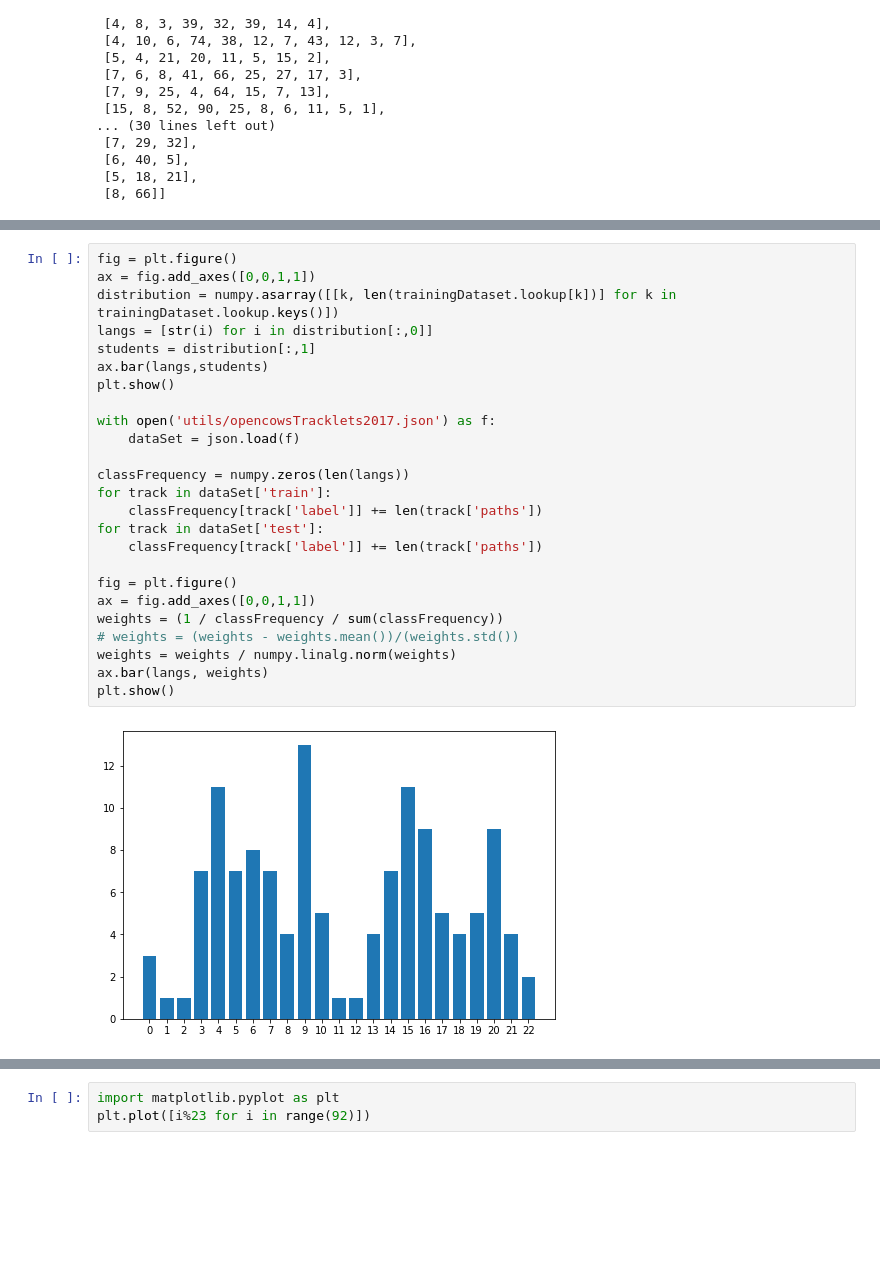
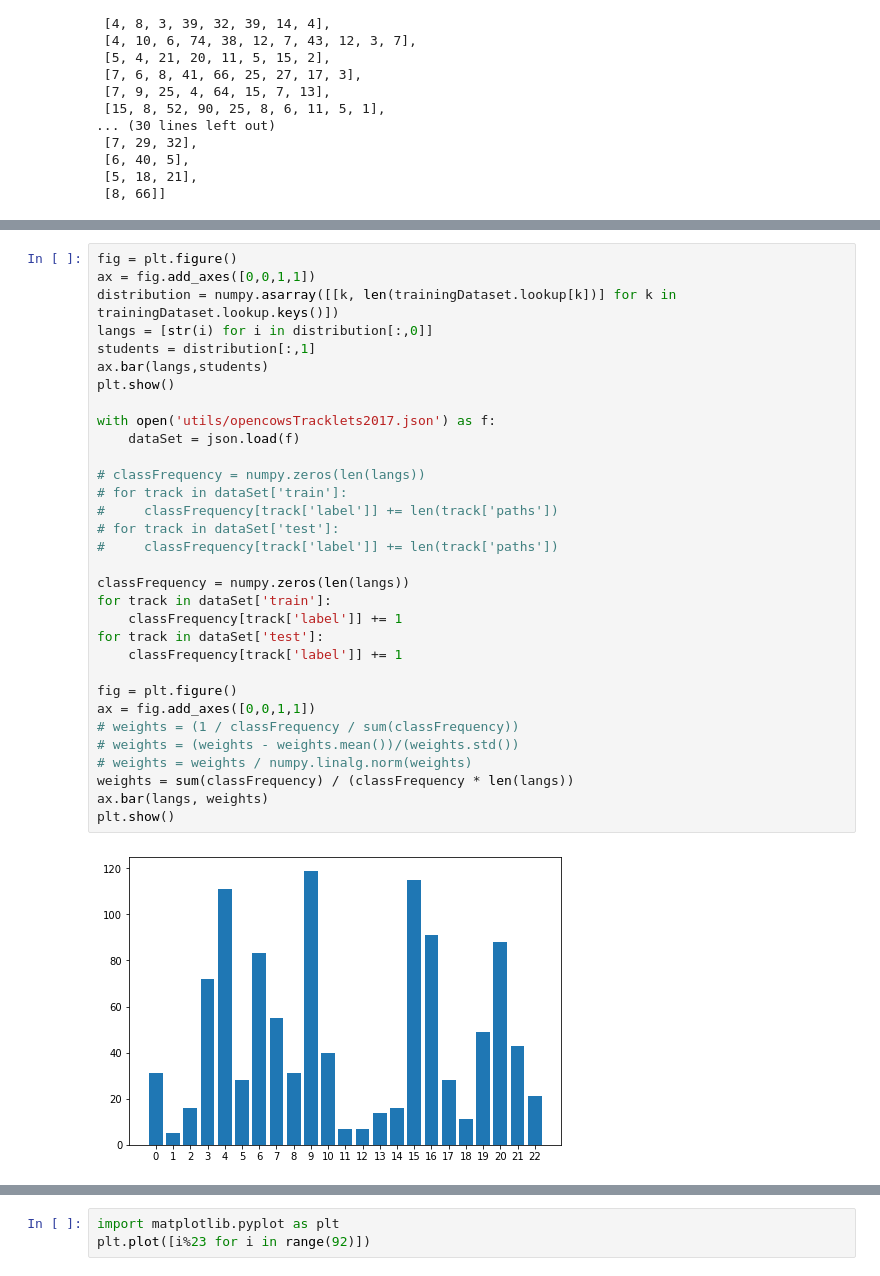
Before and after one commit to Asheeshkrsharma/Identification-OpenCows, a Jupyter notebook: 2021MakeData.ipynb, the cells around one changed output, grey strips where cells are left out. Drawn from its saved outputs; the diff is of its cells as text; blank space fills up the shorter version.

```diff
--- a/2021MakeData.ipynb
+++ b/2021MakeData.ipynb
@@ -593,27 +572,34 @@ torch.Size([25, 5, 3, 224, 224]) torch.Size([25, 5, 3, 224, 224]) torch.Size([25
 # %%
 fig = plt.figure()
 ax = fig.add_axes([0,0,1,1])
 distribution = numpy.asarray([[k, len(trainingDataset.lookup[k])] for k in trainingDataset.lookup.keys()])
 langs = [str(i) for i in distribution[:,0]]
 students = distribution[:,1]
 ax.bar(langs,students)
 plt.show()
 
 with open('utils/opencowsTracklets2017.json') as f:
     dataSet = json.load(f)
 
+# classFrequency = numpy.zeros(len(langs))
+# for track in dataSet['train']:
+#     classFrequency[track['label']] += len(track['paths'])
+# for track in dataSet['test']:
+#     classFrequency[track['label']] += len(track['paths'])
+
 classFrequency = numpy.zeros(len(langs))
 for track in dataSet['train']:
-    classFrequency[track['label']] += len(track['paths'])
+    classFrequency[track['label']] += 1
 for track in dataSet['test']:
-    classFrequency[track['label']] += len(track['paths'])
+    classFrequency[track['label']] += 1
 
 fig = plt.figure()
 ax = fig.add_axes([0,0,1,1])
-weights = (1 / classFrequency / sum(classFrequency))
+# weights = (1 / classFrequency / sum(classFrequency))
 # weights = (weights - weights.mean())/(weights.std())
-weights = weights / numpy.linalg.norm(weights)
+# weights = weights / numpy.linalg.norm(weights)
+weights = sum(classFrequency) / (classFrequency * len(langs))
 ax.bar(langs, weights)
 plt.show()
 # %% [output]
-[figure, old version]
+[figure, new version]
```
Also changed, not shown: parts of 6 cells of this notebook, 3 other files.
